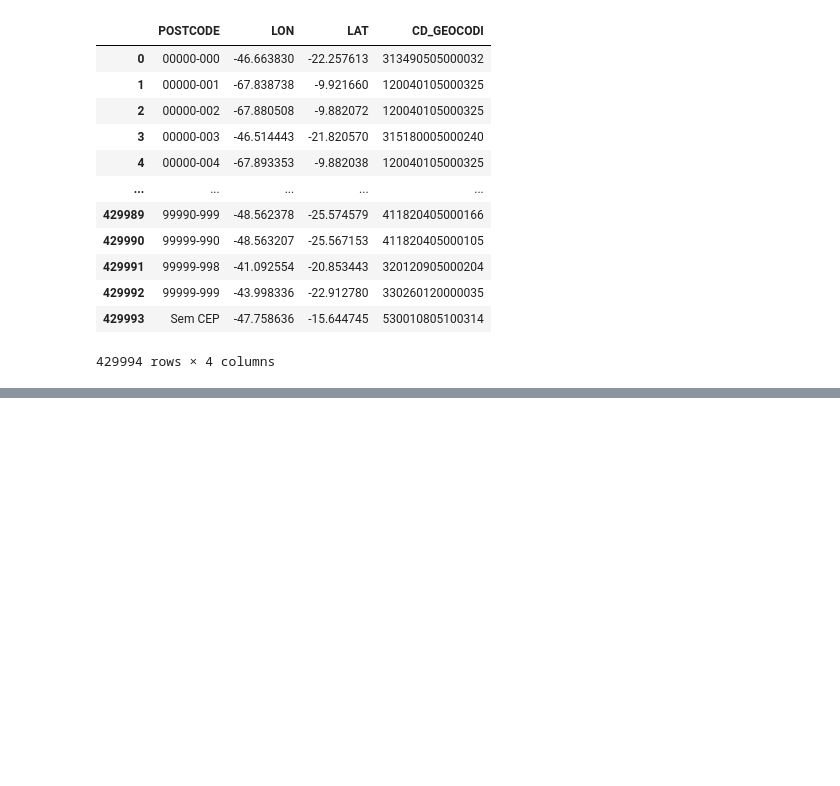
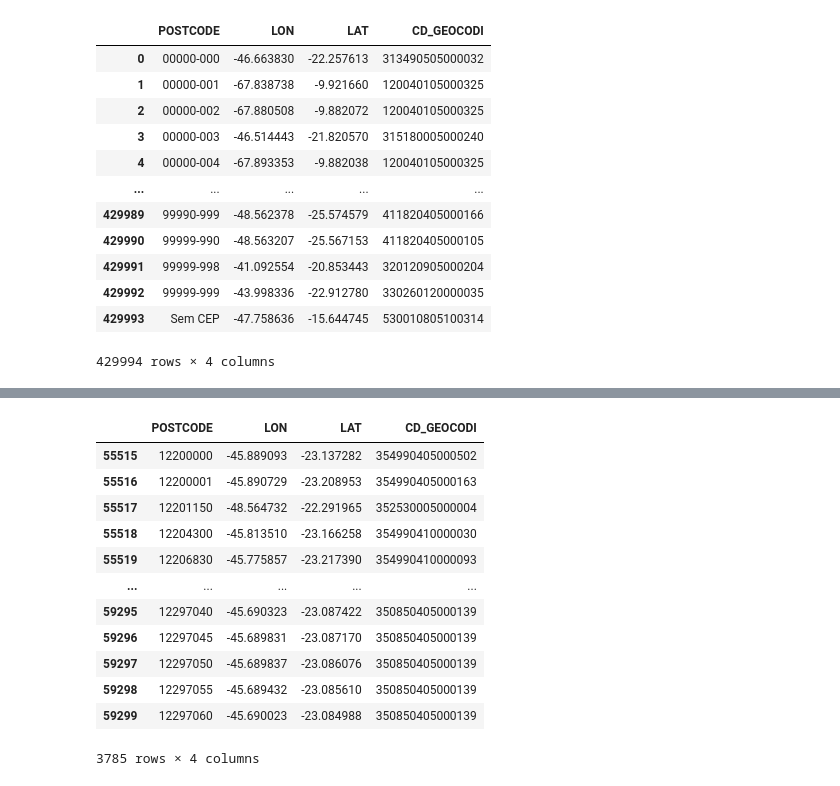
Before and after one commit to fabiollg/PI-4_Predicao_Valores_Imoveis_SJC, a Jupyter notebook: PI_4_Predicao_Valores_Imoveis_SJC.ipynb, the cells around one changed output, grey strips where cells are left out. Saved outputs shown, nothing was run; the diff lists cells and outputs as text; code cells hidden in the pictures; blank space fills up the shorter version.

```diff
--- a/PI_4_Predicao_Valores_Imoveis_SJC.ipynb
+++ b/PI_4_Predicao_Valores_Imoveis_SJC.ipynb
@@ -271,0 +299,5 @@ url_ceps
+# %%
+url_ceps.POSTCODE = url_ceps.POSTCODE.str.replace('-','')
+filtro_ceps = url_ceps.POSTCODE.str.startswith("122")
+url_ceps = url_ceps[filtro_ceps]
+url_ceps.info()
@@ -271,0 +316,2 @@ url_ceps
+# %%
+url_ceps['POSTCODE'] = pd.to_numeric(url_ceps['POSTCODE'],downcast='integer')
@@ -271,0 +338,16 @@ url_ceps
+# %%
+url_ceps
+# %% [output]
+|  | POSTCODE | LON | LAT | CD_GEOCODI |
+| 55515 | 12200000 | -45.889093 | -23.137282 | 354990405000502 |
+| 55516 | 12200001 | -45.890729 | -23.208953 | 354990405000163 |
+| 55517 | 12201150 | -48.564732 | -22.291965 | 352530005000004 |
+| 55518 | 12204300 | -45.813510 | -23.166258 | 354990410000030 |
+| 55519 | 12206830 | -45.775857 | -23.217390 | 354990410000093 |
+| ... | ... | ... | ... | ... |
+| 59295 | 12297040 | -45.690323 | -23.087422 | 350850405000139 |
+| 59296 | 12297045 | -45.689831 | -23.087170 | 350850405000139 |
+| 59297 | 12297050 | -45.689837 | -23.086076 | 350850405000139 |
+| 59298 | 12297055 | -45.689432 | -23.085610 | 350850405000139 |
+| 59299 | 12297060 | -45.690023 | -23.084988 | 350850405000139 |
+3785 rows × 4 columns
```
Also changed, not shown: parts of 13 cells of this notebook.
